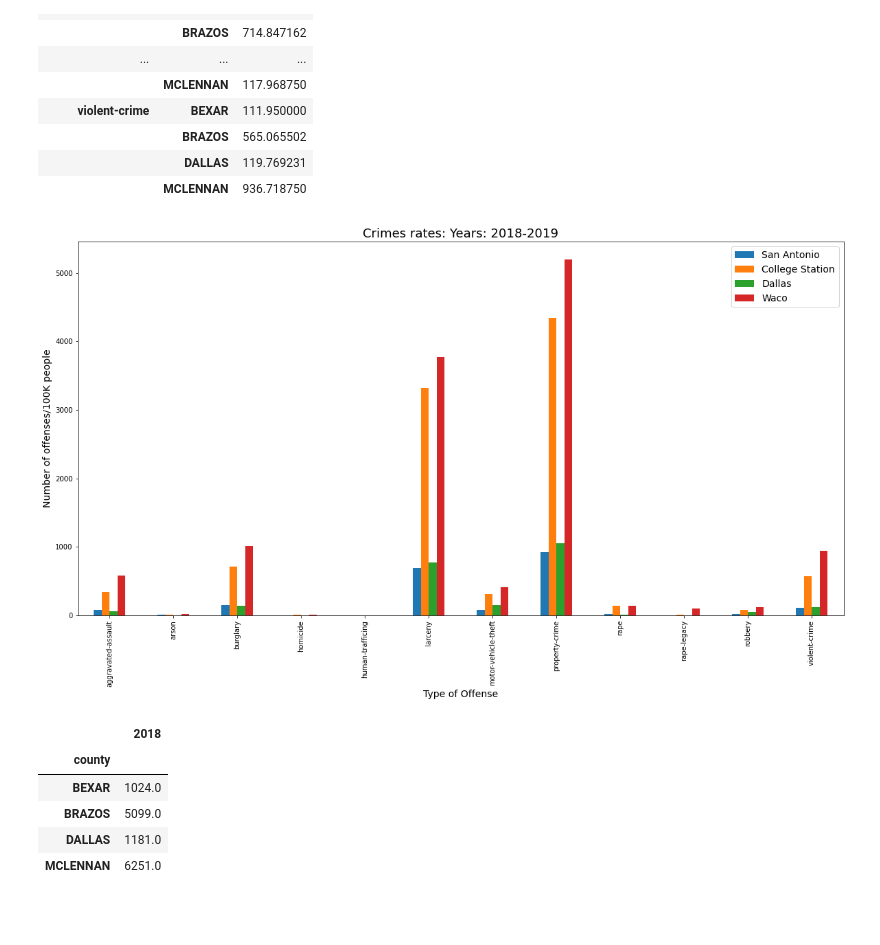
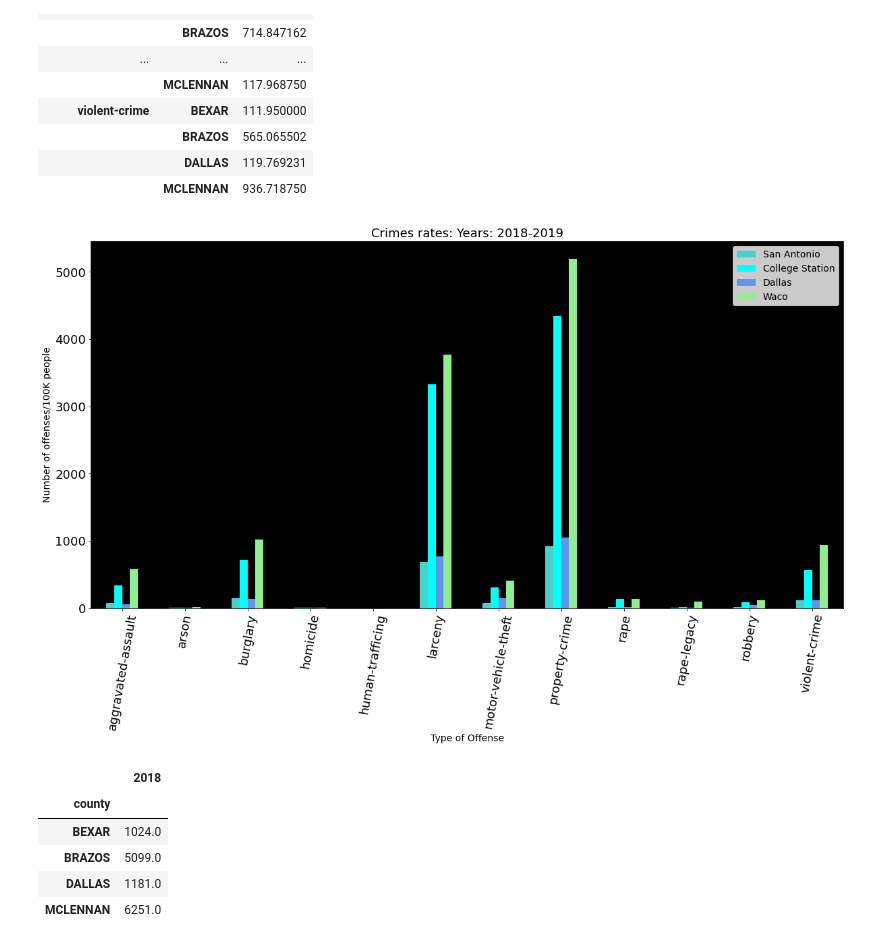
Before and after one commit to Aprieto7/Project-1, a Jupyter notebook: Crime_Data.ipynb, the cells around one changed output. Cells and saved outputs as stored; diff of their text form; code cells hidden in the pictures; blank space fills up the shorter version.

```diff
--- a/Crime_Data.ipynb
+++ b/Crime_Data.ipynb
@@ -272,14 +268,16 @@ by_crime_pc_df
 |  | DALLAS | 119.769231 |
 |  | MCLENNAN | 936.718750 |
 # %%
-plot2=by_crime_pc_df.unstack().plot(kind='bar', figsize=(20,10), fontsize=10 )
+plot2=by_crime_pc_df.unstack().plot(kind='bar', figsize=(20,10), fontsize=18, color = ['mediumturquoise', 'cyan', 'cornflowerblue', 'lightgreen'])
+plot2.set_facecolor('black')
 plot2.legend(['San Antonio','College Station','Dallas','Waco'], fontsize=14)
 plt.xlabel("Type of Offense",fontsize=14)
+plt.xticks(rotation = 80)
 plt.ylabel("Number of offenses/100K people",fontsize=14)
 plt.title('Crimes rates: Years: 2018-2019',fontsize=18)
 plt.savefig("figures/offenses_by_county_per_capita.png")
 # %% [output]
-[figure, old version]
+[figure, new version]
 # %%
 
 county_2018_df=merge_df[(merge_df.data_year==2018)]
```
Also changed, not shown: parts of 8 cells of this notebook, 7 other files.
